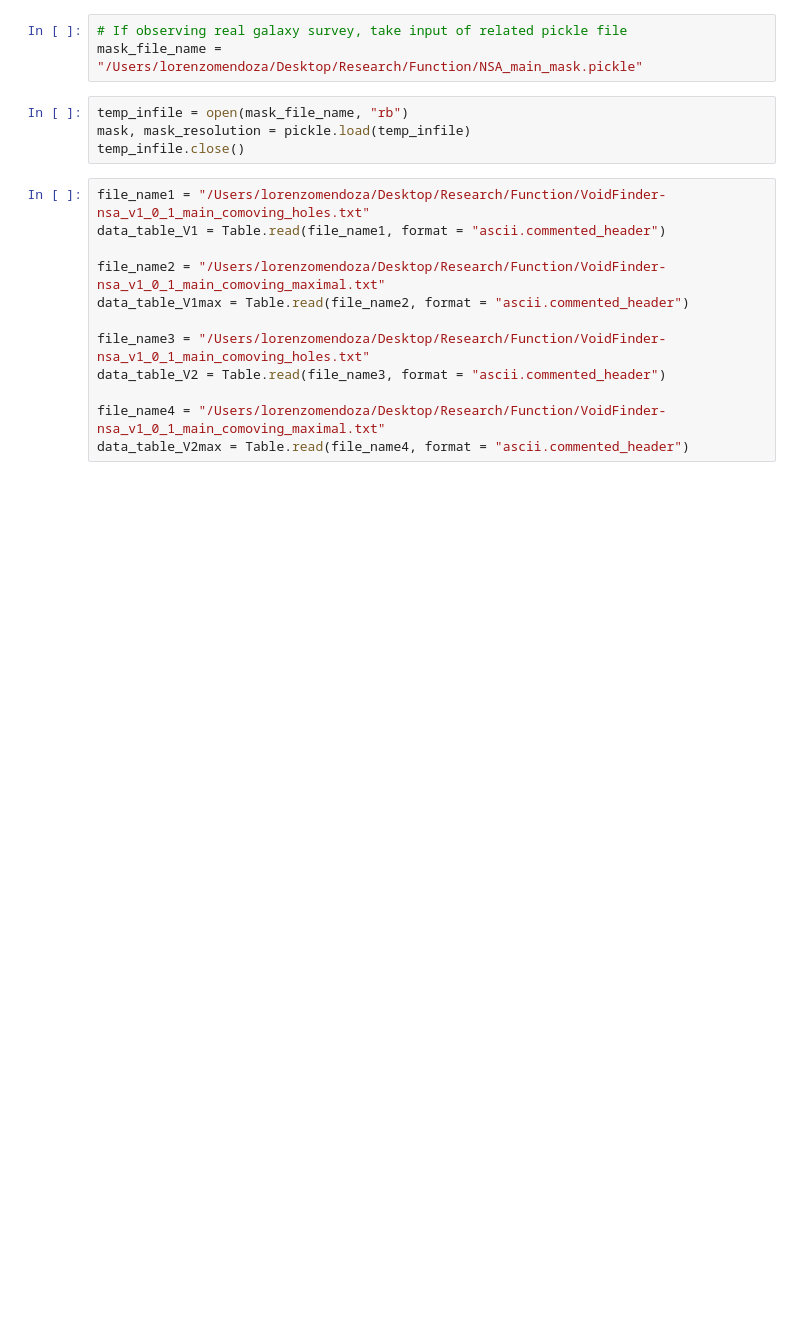
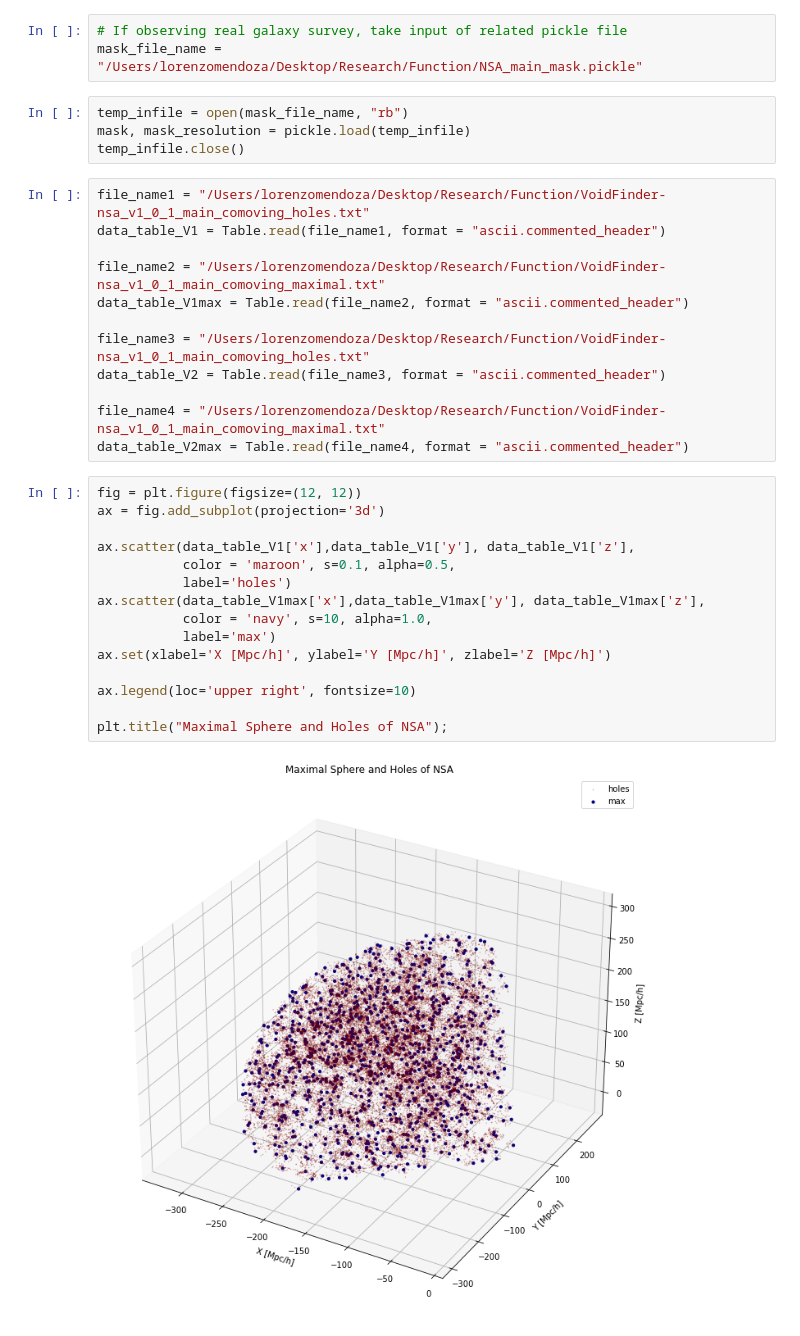
Before and after one commit to DESI-UR/Void_analysis, a Jupyter notebook: nb/Jordan_Coney/compare_catalog.ipynb, the cells around one changed output. Saved outputs shown, nothing was run; the diff lists cells and outputs as text; blank space fills up the shorter version.

```diff
--- a/nb/Jordan_Coney/compare_catalog.ipynb
+++ b/nb/Jordan_Coney/compare_catalog.ipynb
@@ -28,3 +29,20 @@ data_table_V2 = Table.read(file_name3, format = "ascii.commented_header")
 
 file_name4 = "/Users/lorenzomendoza/Desktop/Research/Function/VoidFinder-nsa_v1_0_1_main_comoving_maximal.txt"
 data_table_V2max = Table.read(file_name4, format = "ascii.commented_header")
+# %%
+fig = plt.figure(figsize=(12, 12))
+ax = fig.add_subplot(projection='3d')
+
+ax.scatter(data_table_V1['x'],data_table_V1['y'], data_table_V1['z'],
+           color = 'maroon', s=0.1, alpha=0.5,
+           label='holes')
+ax.scatter(data_table_V1max['x'],data_table_V1max['y'], data_table_V1max['z'],
+           color = 'navy', s=10, alpha=1.0,
+           label='max')
+ax.set(xlabel='X [Mpc/h]', ylabel='Y [Mpc/h]', zlabel='Z [Mpc/h]')
+
+ax.legend(loc='upper right', fontsize=10)
+
+plt.title("Maximal Sphere and Holes of NSA");
+# %% [output]
+[figure, added]
```
Also changed, not shown: parts of 6 cells of this notebook.
